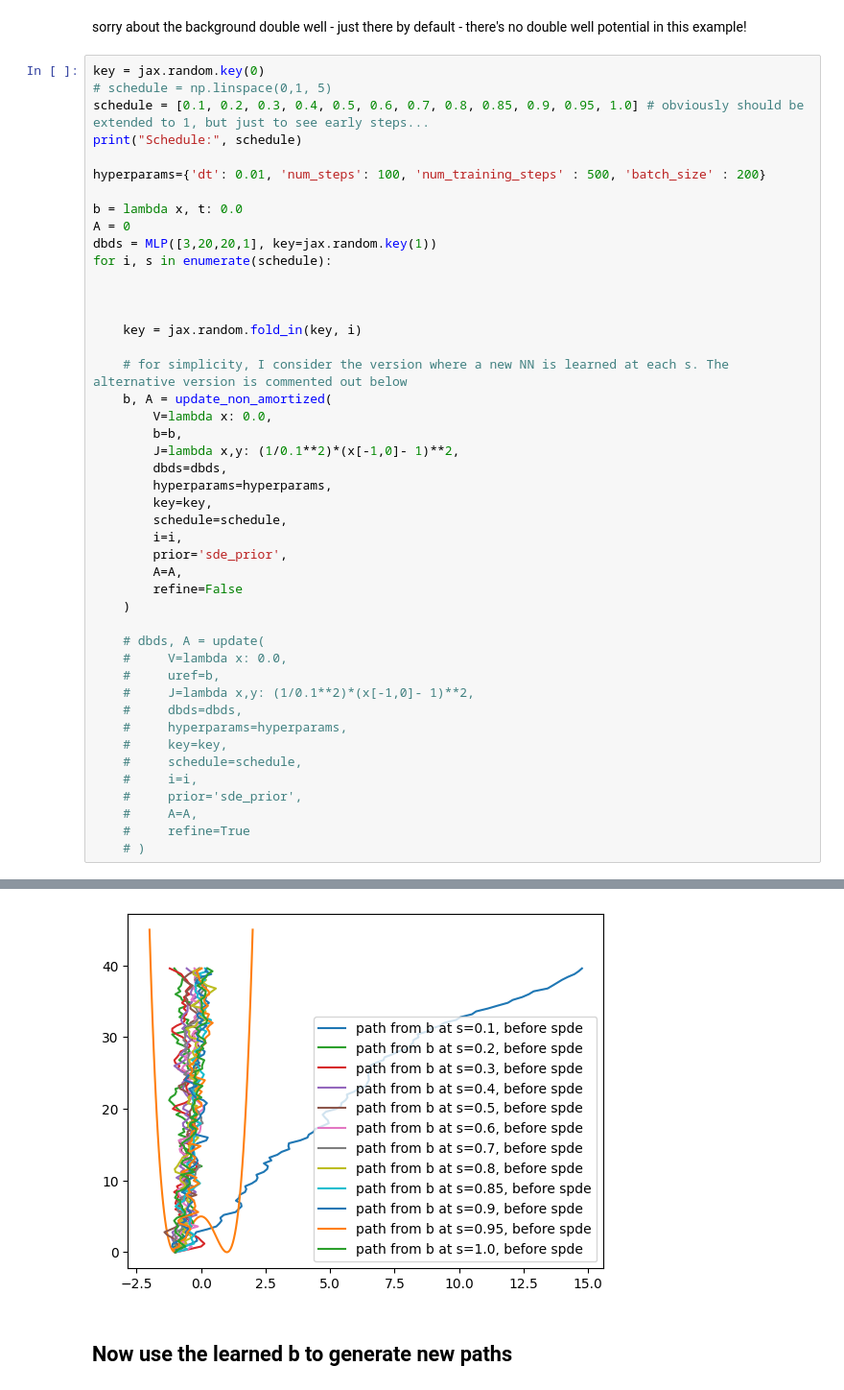
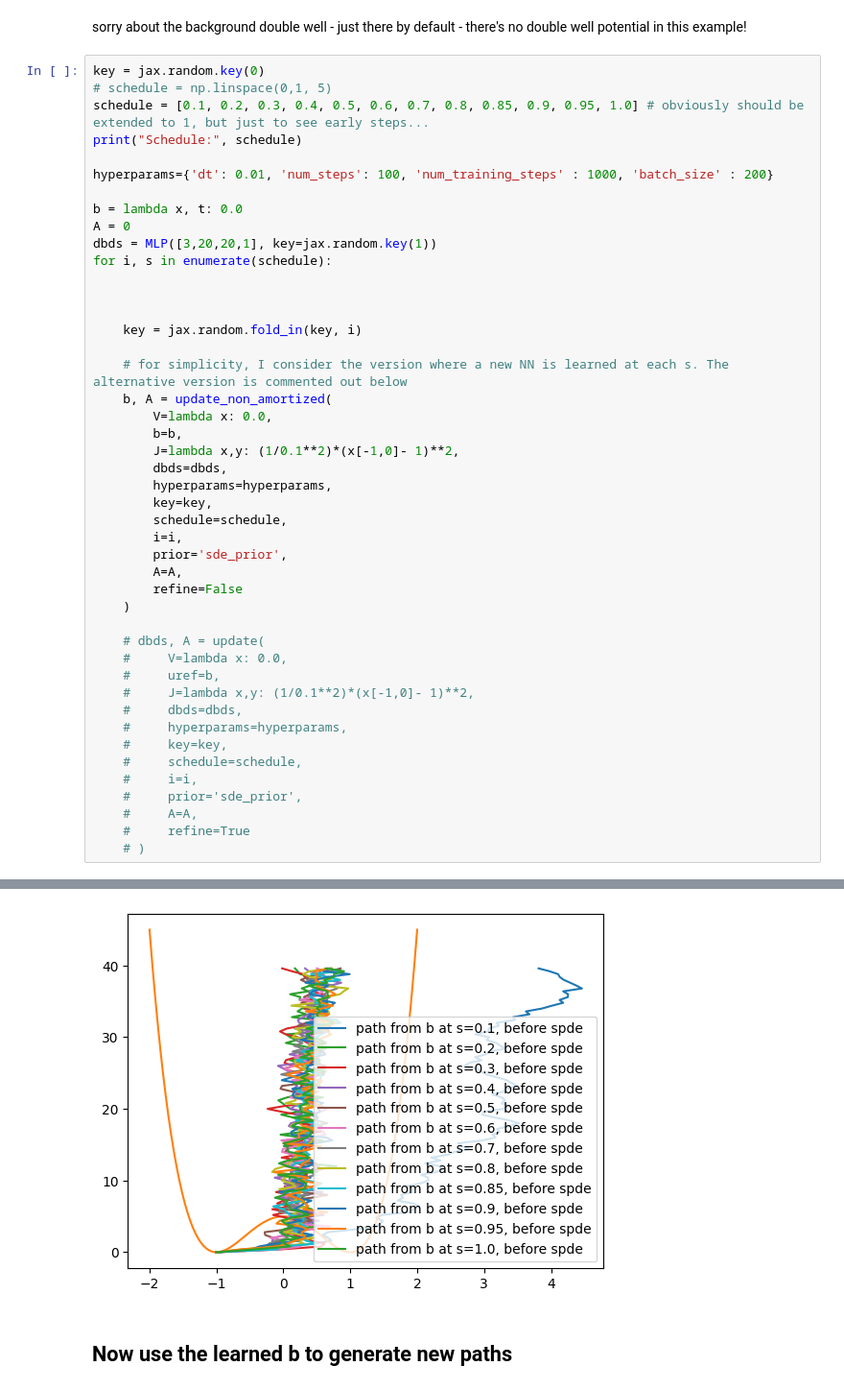
Before and after one commit to reubenharry/path_sampling, a Jupyter notebook: src/path_sampling_nb_qijia.ipynb, the cells around one changed output, grey strips where cells are left out. Shown at 96% size. Drawn from its saved outputs; the diff is of its cells as text.

```diff
--- a/src/path_sampling_nb_qijia.ipynb
+++ b/src/path_sampling_nb_qijia.ipynb
@@ -71,7 +71,7 @@ key = jax.random.key(0)
 schedule = [0.1, 0.2, 0.3, 0.4, 0.5, 0.6, 0.7, 0.8, 0.85, 0.9, 0.95, 1.0] # obviously should be extended to 1, but just to see early steps...
 print("Schedule:", schedule)
 
-hyperparams={'dt': 0.01, 'num_steps': 100, 'num_training_steps' : 500, 'batch_size' : 200}
+hyperparams={'dt': 0.01, 'num_steps': 100, 'num_training_steps' : 1000, 'batch_size' : 200}
 
 b = lambda x, t: 0.0
 A = 0
@@ -131,4 +131,4 @@ Test loss is 217994.46875
-[figure, old version]
+[figure, new version]
 # %% [markdown]
 ## Now use the learned b to generate new paths
 # %%
```
Also changed, not shown: parts of 2 cells of this notebook.
